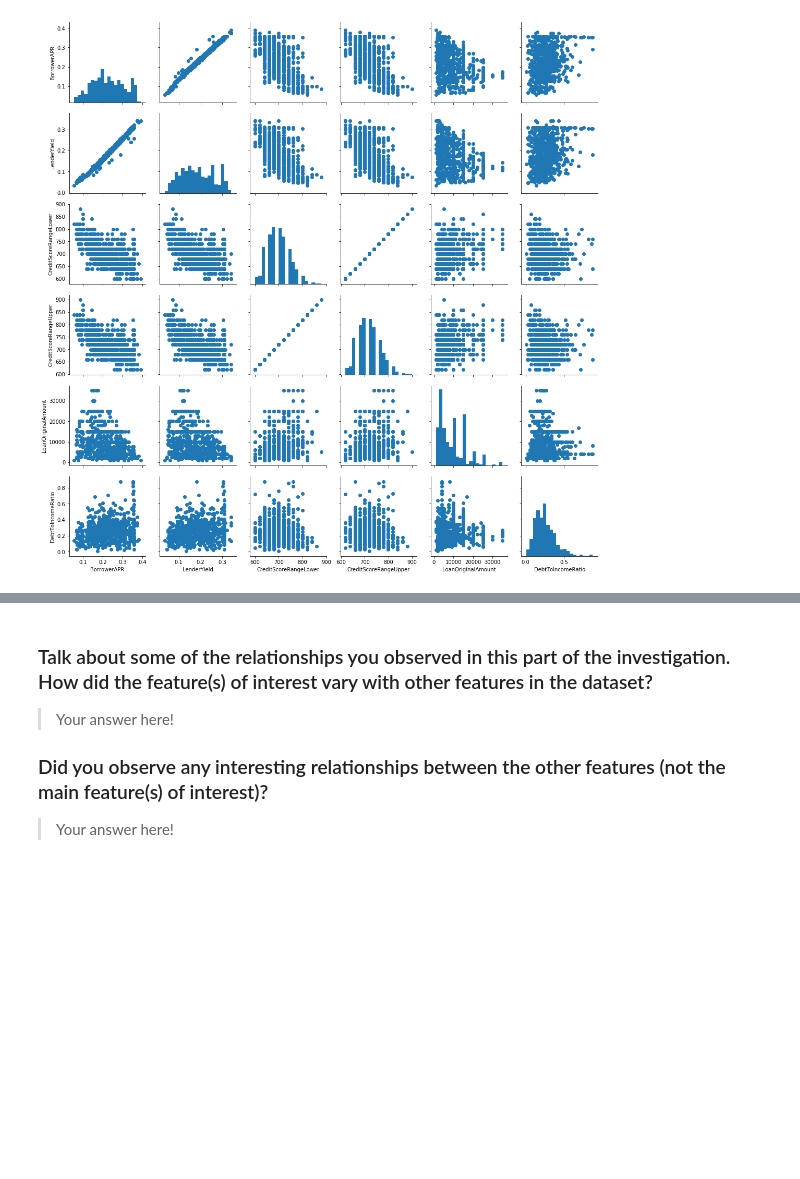
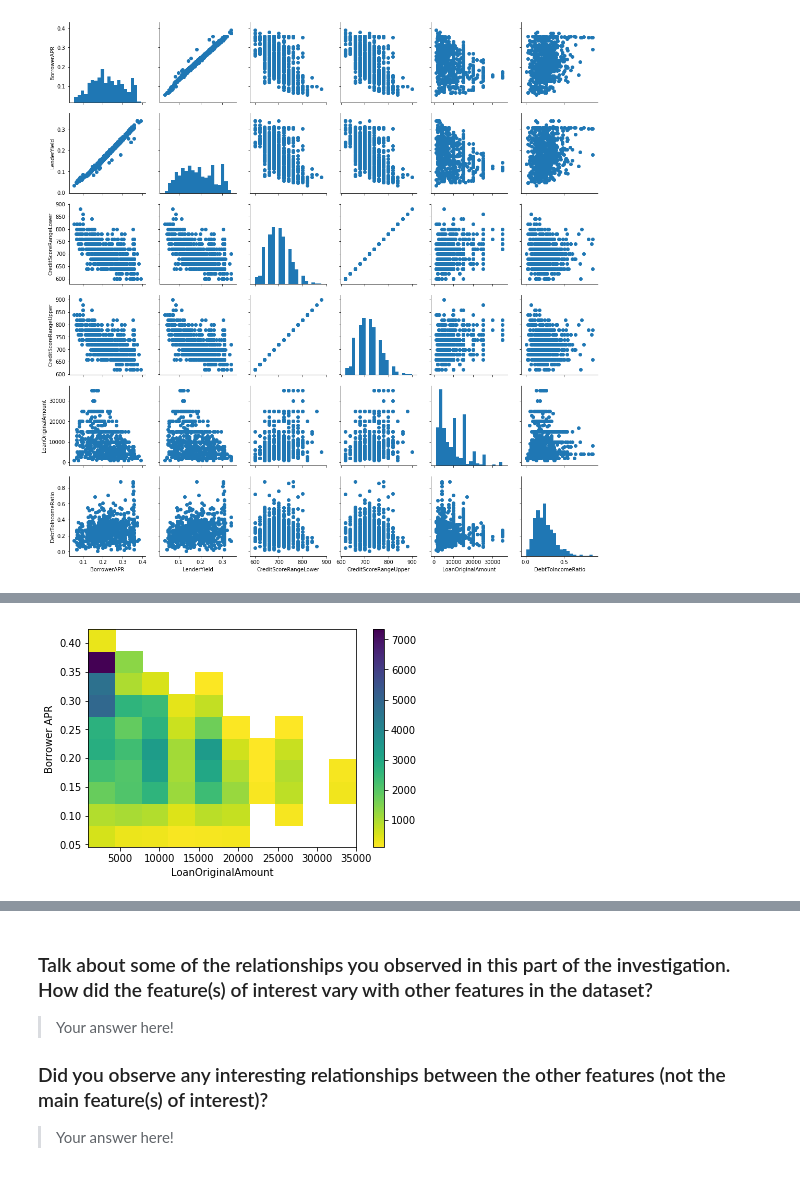
Before and after one commit to vijayelango/CommunicateDataFindings, a Jupyter notebook: exploration_template.ipynb, the cells around one changed output, grey strips where cells are left out. Drawn from its saved outputs; the diff is of its cells as text; code cells hidden in the pictures; blank space fills up the shorter version.

```diff
--- a/exploration_template.ipynb
+++ b/exploration_template.ipynb
@@ -531,0 +544,8 @@ g.map_offdiag(plt.scatter)
+# %%
+plt.hist2d(data = df1, x = 'LoanOriginalAmount', y = 'BorrowerAPR',
+             cmap = 'viridis_r', cmin = 100);
+plt.colorbar()
+plt.xlabel('LoanOriginalAmount')
+plt.ylabel('Borrower APR');
+# %% [output]
+[figure, added]
```
Also changed, not shown: parts of 20 cells of this notebook.
